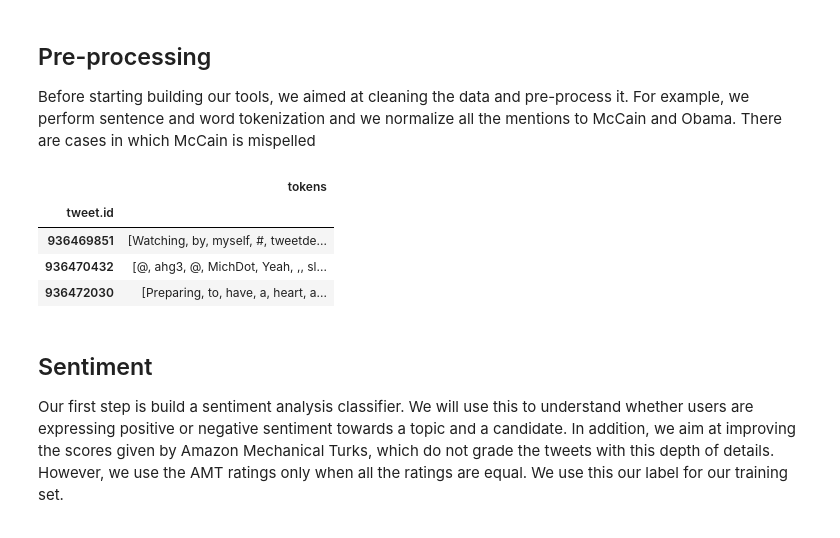
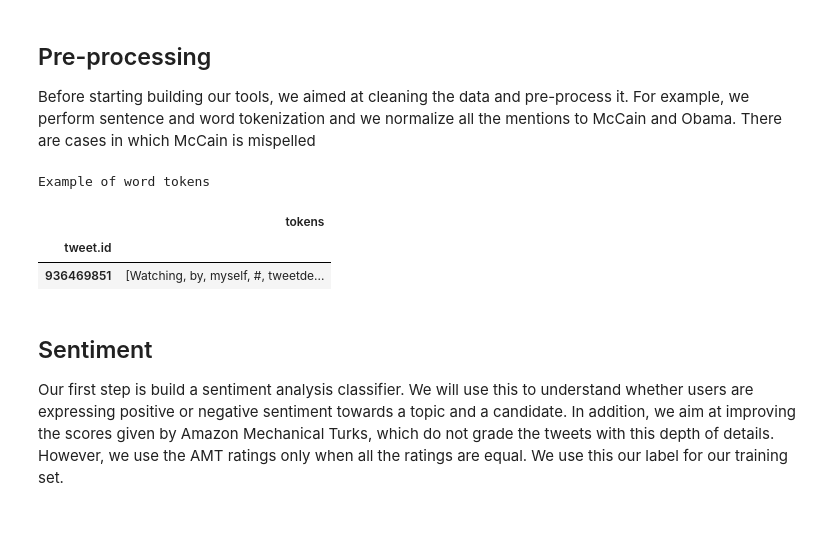
Before and after one commit to ralucacocioban/SentimentClassification, a Jupyter notebook: Politweet.ipynb, the cells around one changed output. Saved outputs shown, nothing was run; the diff lists cells and outputs as text; code cells hidden in the pictures.

```diff
--- a/Politweet.ipynb
+++ b/Politweet.ipynb
@@ -15,10 +15,3 @@ import nltk
 from __future__ import unicode_literals
 from spacy.en import English
 nlp = English()
-
-def getTweets(filename):
-    df = pd.read_csv(filename, sep='\t', encoding='utf-8', index_col="tweet.id")
-    return df
-
-df = getTweets("./debate08_sentiment_tweets.tsv")
-df[:1]
@@ -28,0 +18,8 @@ df[:1]
+# %%
+# Retrieving the tweets from a file
+def get_tweets(filename):
+    df = pd.read_csv(filename, sep='\t', encoding='utf-8', index_col="tweet.id")
+    return df
+
+df = get_tweets("./debate08_sentiment_tweets.tsv")
+df[:1]
@@ -41,21 +43,22 @@ list_content(df[:3])
 
 Before starting building our tools, we aimed at cleaning the data and pre-process it. For example, we perform sentence and word tokenization and we normalize all the mentions to McCain and Obama. There are cases in which McCain is mispelled
 # %%
-s = '(\xef\xbd\xa1\xef\xbd\xa5\xcf\x89\xef\xbd\xa5\xef\xbd\xa1)\xef\xbe\x89'
+# We apply this function to pre-process the data
+# This cleans error and tokenize the tweets into word tokens
 def pre_processing(df):
     df["content"] = df["content"].apply(lambda x: re.sub(r'MCCAINs?', 'McCain', x, flags=re.IGNORECASE))
     df["content"] = df["content"].apply(lambda x: re.sub(r'Obama|Barack', 'Obama', x, flags=re.IGNORECASE))
     df["tokens"] = df["content"].apply(lambda x: nltk.tokenize.word_tokenize(x))
     return df
 
 df = pre_processing(df)
-df[:3][["tokens"]]
+print "Example of word tokens"
+df[["tokens"]][:1]
 # %% [output]
+Example of word tokens
 |  | tokens |
 | tweet.id |  |
 | 936469851 | [Watching, by, myself, #, tweetde... |
-| 936470432 | [@, ahg3, @, MichDot, Yeah, ,, sl... |
-| 936472030 | [Preparing, to, have, a, heart, a... |
 # %% [markdown]
 ## Sentiment
 
```
Also changed, not shown: parts of 12 cells of this notebook.
